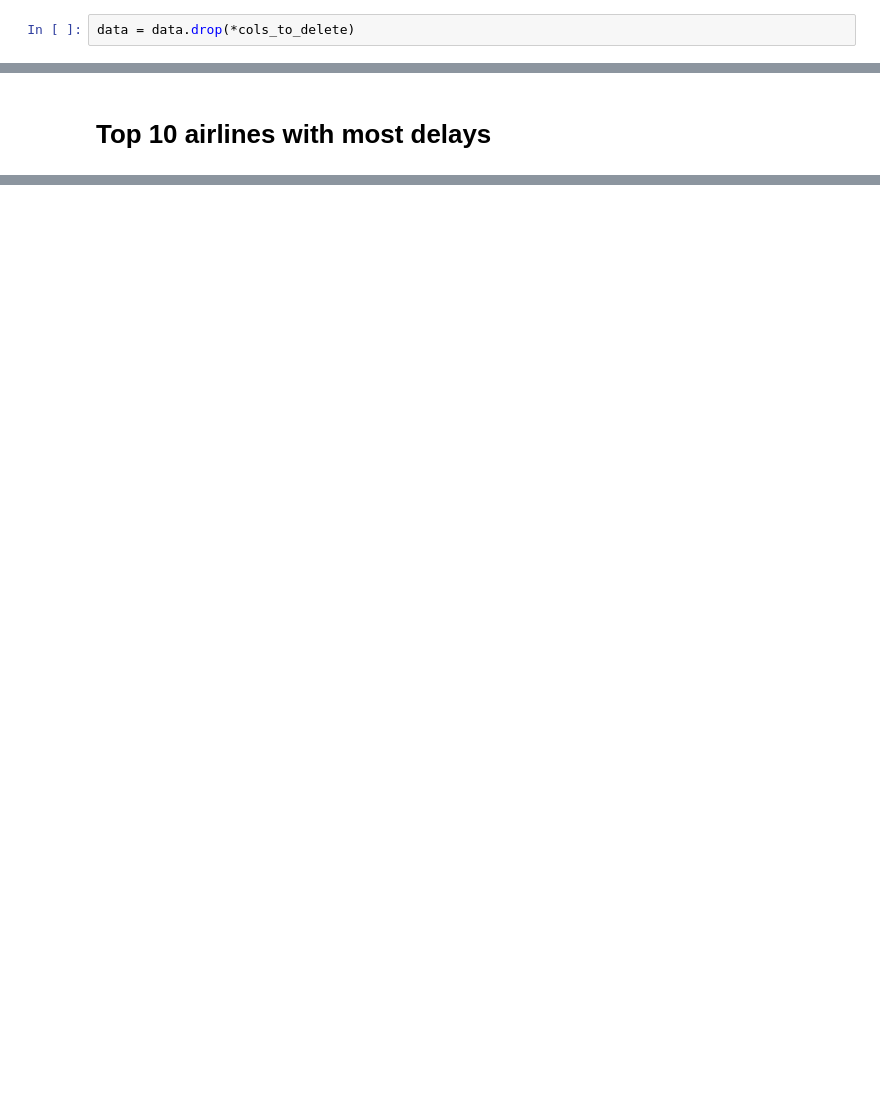
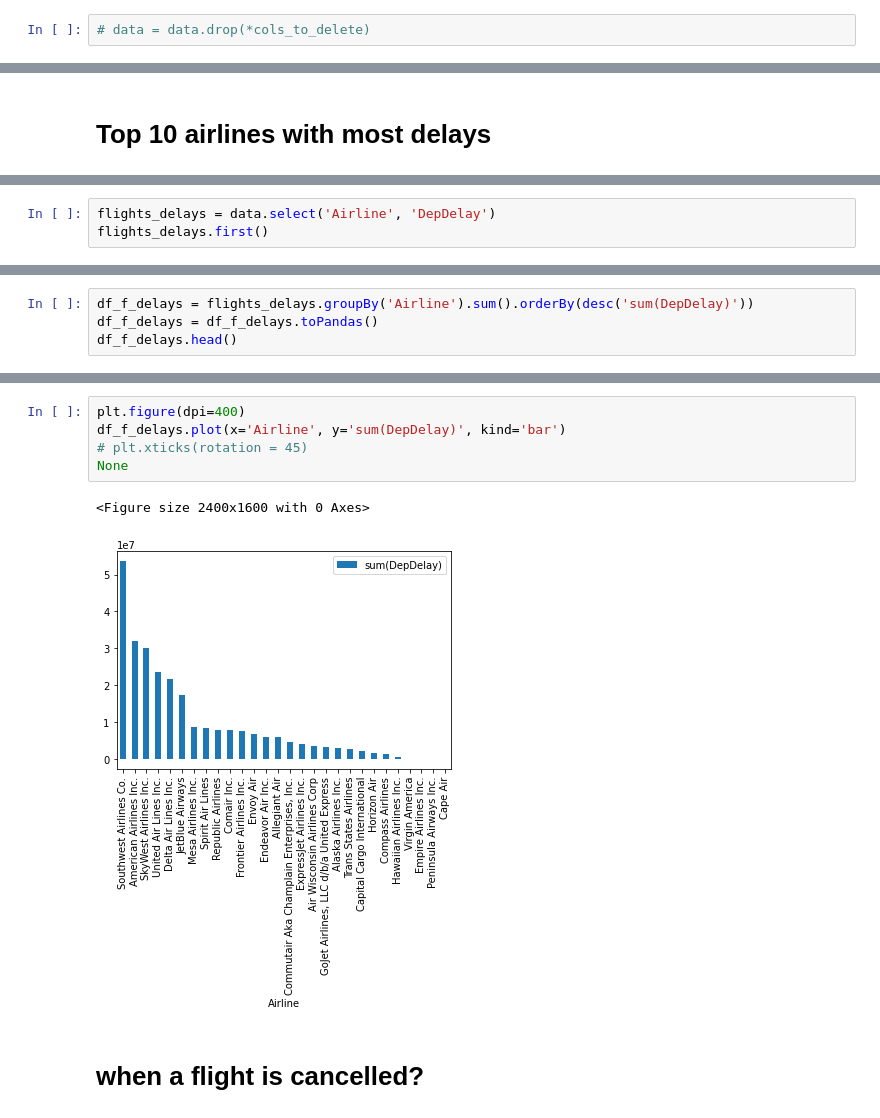
Before and after one commit to lui91/data-lakehouse, a Jupyter notebook: notebooks/pyspark_flight_analysis.ipynb, the cells around one changed output, grey strips where cells are left out. Drawn from its saved outputs; the diff is of its cells as text; blank space fills up the shorter version.

```diff
--- a/notebooks/pyspark_flight_analysis.ipynb
+++ b/notebooks/pyspark_flight_analysis.ipynb
@@ -191,2 +219,2 @@ cols_to_delete = only_nulls.columns
 # %%
-data = data.drop(*cols_to_delete)
+# data = data.drop(*cols_to_delete)
@@ -243,0 +255,3 @@ data.select('Airline', '')
+# %%
+flights_delays = data.select('Airline', 'DepDelay')
+flights_delays.first()
@@ -243,0 +263,4 @@ data.select('Airline', '')
+# %%
+df_f_delays = flights_delays.groupBy('Airline').sum().orderBy(desc('sum(DepDelay)'))
+df_f_delays = df_f_delays.toPandas()
+df_f_delays.head()
@@ -243,0 +274,10 @@ data.select('Airline', '')
+# %%
+plt.figure(dpi=400)
+df_f_delays.plot(x='Airline', y='sum(DepDelay)', kind='bar')
+# plt.xticks(rotation = 45)
+None
+# %% [output]
+<Figure size 2400x1600 with 0 Axes>
+[figure, added]
+# %% [markdown]
+# when a flight is cancelled?
```
Also changed, not shown: parts of 34 cells of this notebook.
